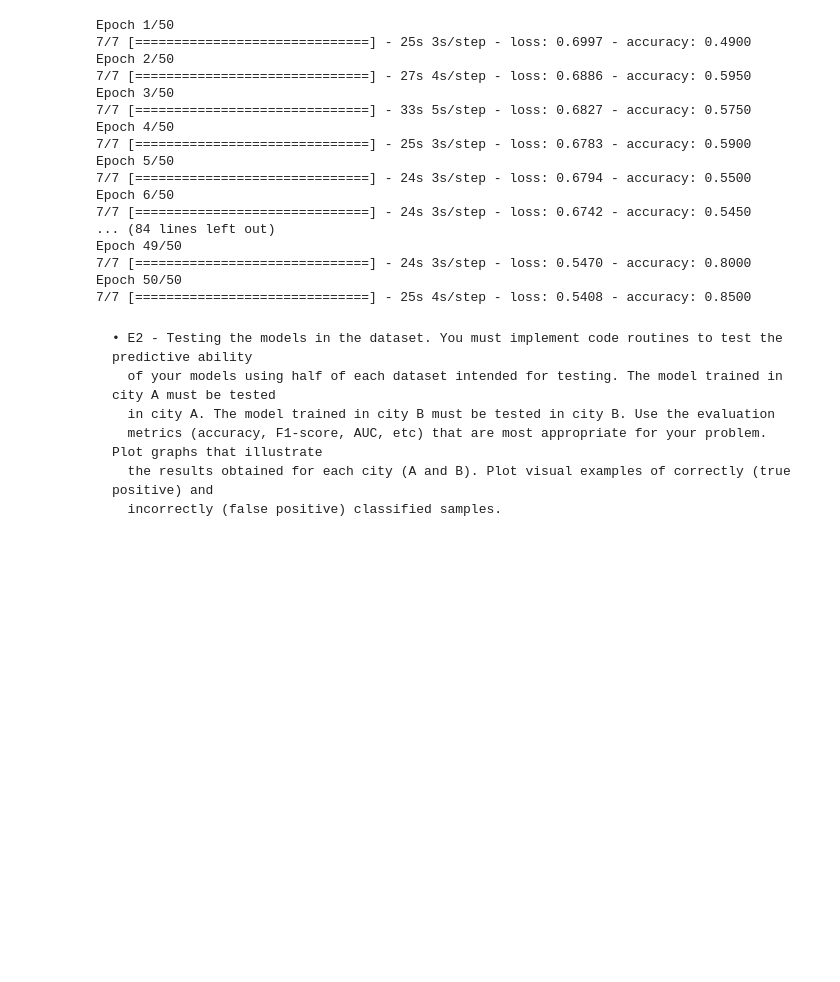
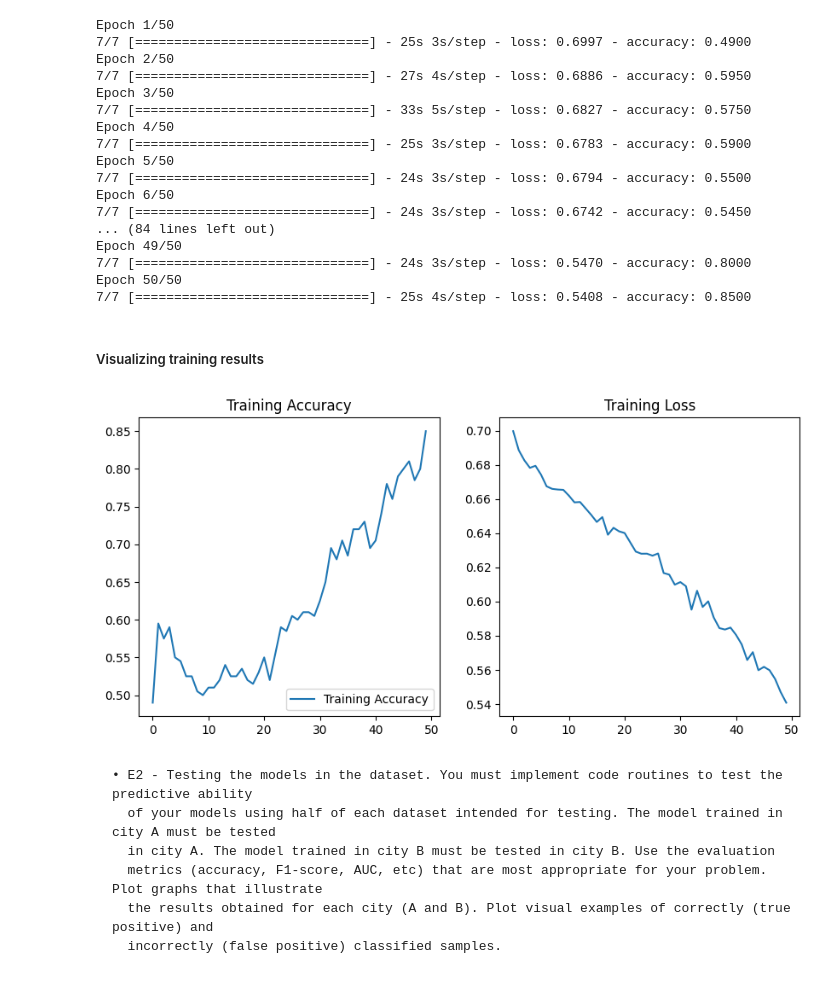
Before and after one commit to moazsarwar908/ITNPAI1__Car_and_Tree_Classification, a Jupyter notebook: AssignmentFile(_AI1_Spring_2023_).ipynb, the cells around one changed output. Saved outputs shown, nothing was run; the diff lists cells and outputs as text; code cells hidden in the pictures; blank space fills up the shorter version.

Commit message:
Visualizing training results

```diff
--- a/AssignmentFile(_AI1_Spring_2023_).ipynb
+++ b/AssignmentFile(_AI1_Spring_2023_).ipynb
@@ -381,6 +381,25 @@ Epoch 49/50
 7/7 [==============================] - 24s 3s/step - loss: 0.5470 - accuracy: 0.8000
 Epoch 50/50
 7/7 [==============================] - 25s 4s/step - loss: 0.5408 - accuracy: 0.8500
+# %% [markdown]
+##### Visualizing training results
+# %%
+acc = history.history['accuracy']
+loss = history.history['loss']
+
+epochs_range = range(50)
+
+plt.figure(figsize=(10, 10))
+plt.subplot(2, 2, 1)
+plt.plot(epochs_range, acc, label='Training Accuracy')
+plt.legend(loc='lower right')
+plt.title('Training Accuracy')
+plt.subplot(2, 2, 2)
+plt.plot(epochs_range, loss, label='Training Loss')
+plt.title('Training Loss')
+plt.show()
+# %% [output]
+[figure, added]
 # %% [markdown]
     • E2 - Testing the models in the dataset. You must implement code routines to test the predictive ability
       of your models using half of each dataset intended for testing. The model trained in city A must be tested
```
